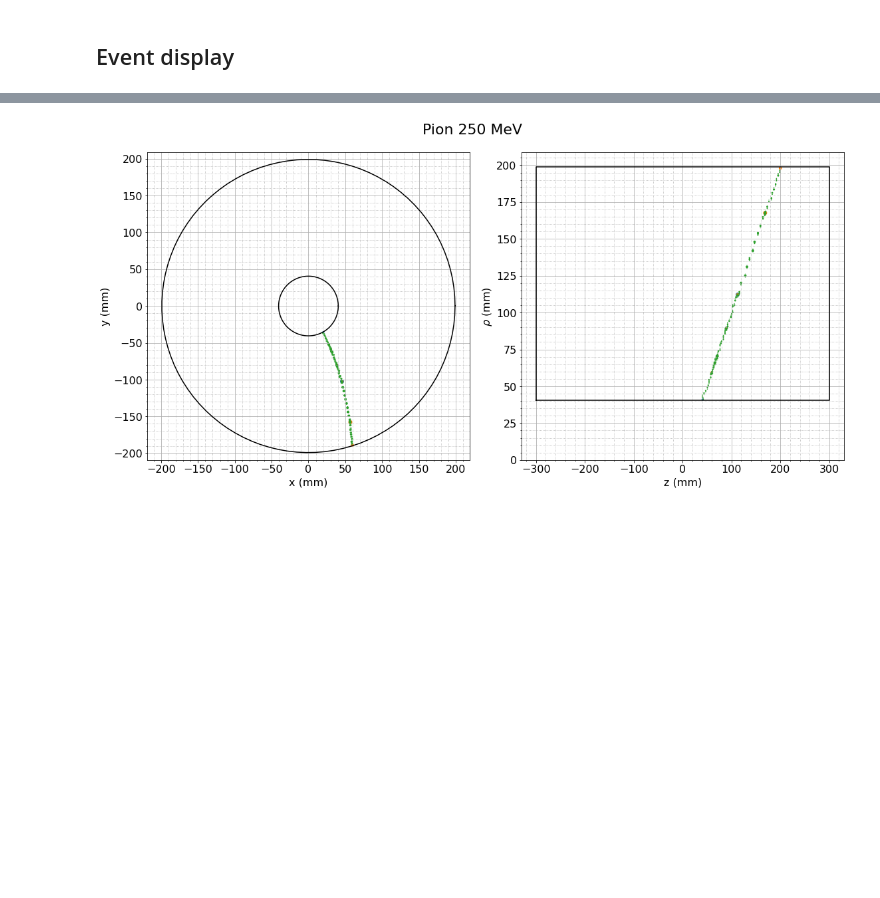
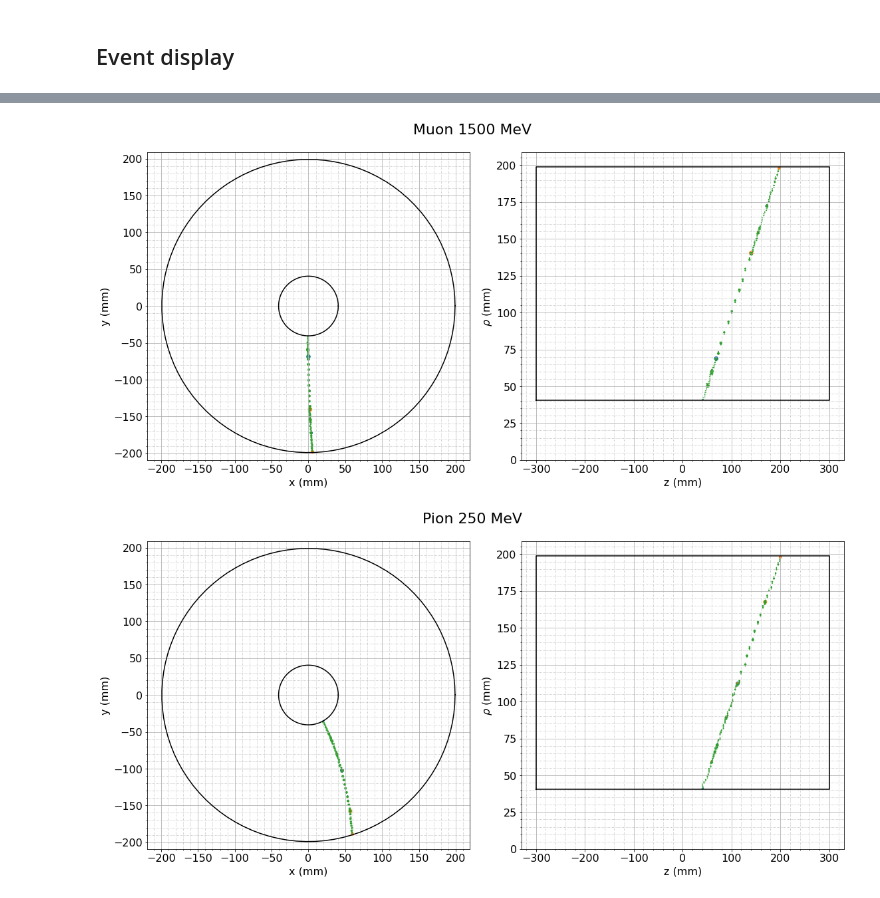
Before and after one commit to VitalyVorobyev/tpcdigi, a Jupyter notebook: DataExploration.ipynb, the cells around one changed output, grey strips where cells are left out. Drawn from its saved outputs; the diff is of its cells as text; code cells hidden in the pictures; blank space fills up the shorter version.

```diff
--- a/DataExploration.ipynb
+++ b/DataExploration.ipynb
@@ -70,3 +72,8 @@ draw_g4xyz(mug4[nevt], mudigi[nevt], f'Muon {energy} MeV')
+# %%
+nevt = 117
+draw_g4xyz(mug4[nevt], mudigi[nevt], f'Muon {energy} MeV')
+# %% [output]
+[figure, added]
 # %%
 nevt = 51
 draw_g4xyz(pig4[nevt], pidigi[nevt], f'Pion {energy} MeV')
```
Also changed, not shown: parts of 8 cells of this notebook, 2 other files.
